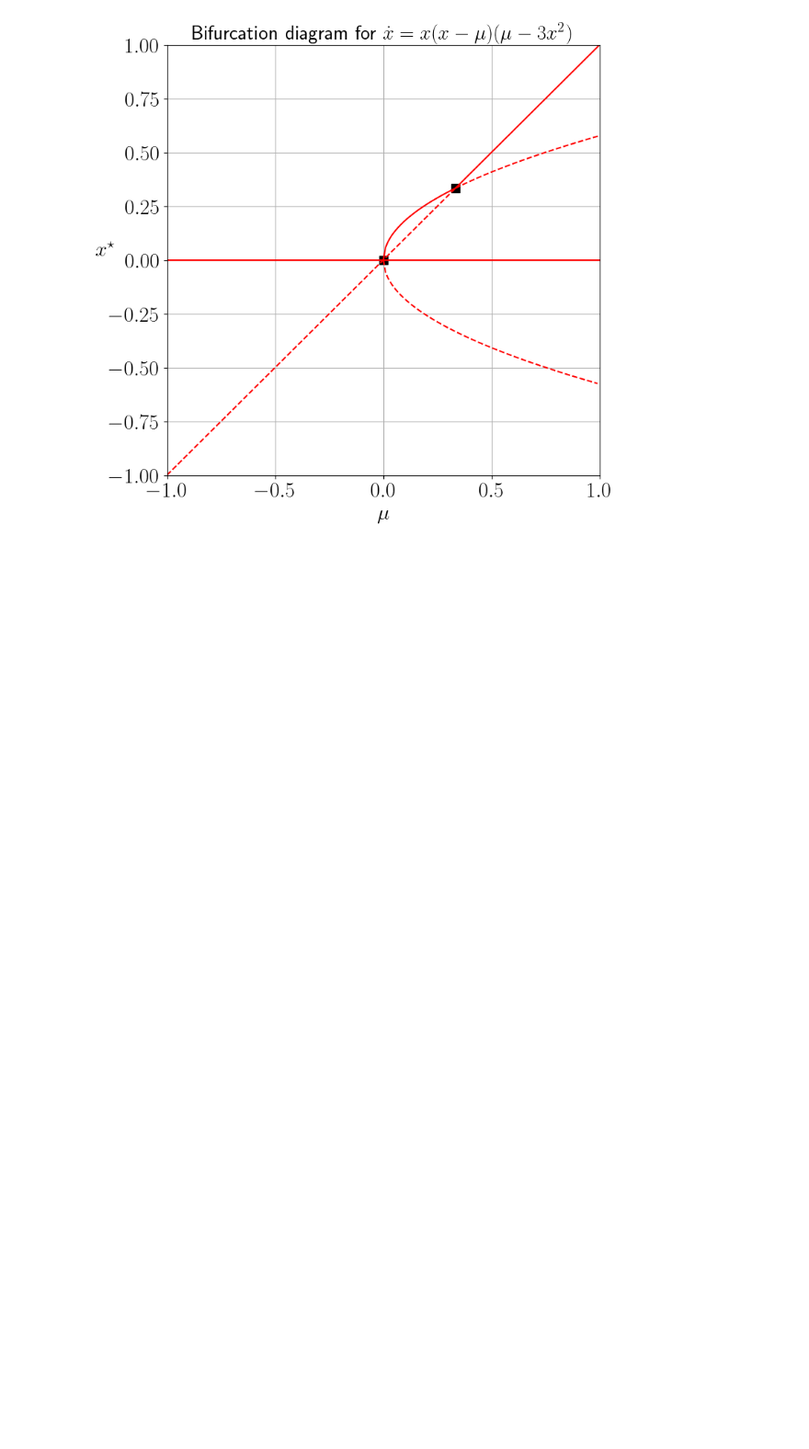
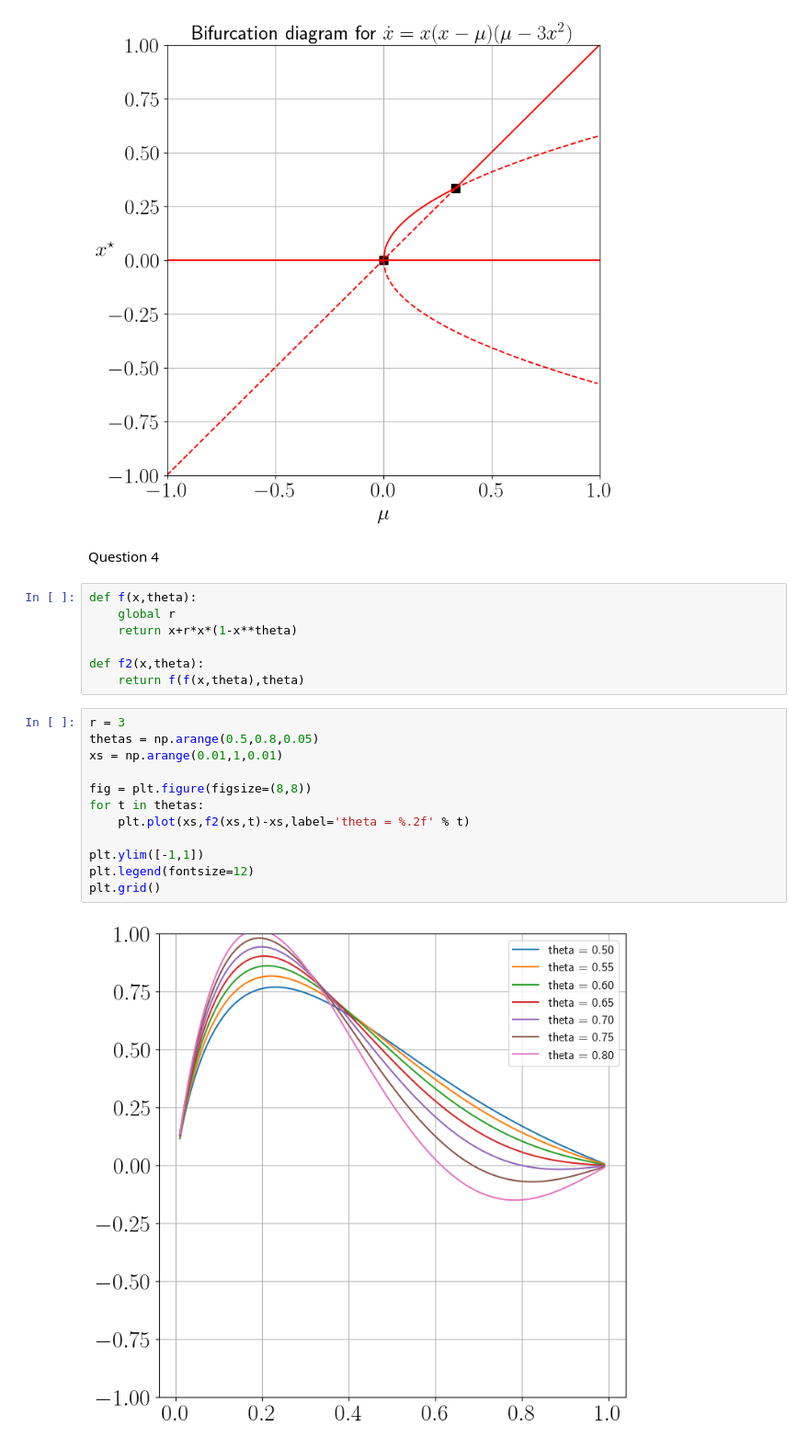
Before and after one commit to ndoyle815/MA999, a Jupyter notebook: assignment_1.ipynb, the cells around one changed output. Shown at 92% size. Saved outputs shown, nothing was run; the diff lists cells and outputs as text; blank space fills up the shorter version.

```diff
--- a/assignment_1.ipynb
+++ b/assignment_1.ipynb
@@ -30,3 +30,26 @@ plt.title('Bifurcation diagram for $\dot{x} = x(x-\mu)(\mu-3 x^2)$',fontsize=21)
 plt.grid()
 # %% [output]
 [figure]
+# %% [markdown]
+Question 4
+# %%
+def f(x,theta):
+    global r
+    return x+r*x*(1-x**theta)
+
+def f2(x,theta):
+    return f(f(x,theta),theta)
+# %%
+r = 3
+thetas = np.arange(0.5,0.8,0.05)
+xs = np.arange(0.01,1,0.01)
+
+fig = plt.figure(figsize=(8,8))
+for t in thetas:
+    plt.plot(xs,f2(xs,t)-xs,label='theta = %.2f' % t)
+
+plt.ylim([-1,1])
+plt.legend(fontsize=12)
+plt.grid()
+# %% [output]
+[figure, added]
```
